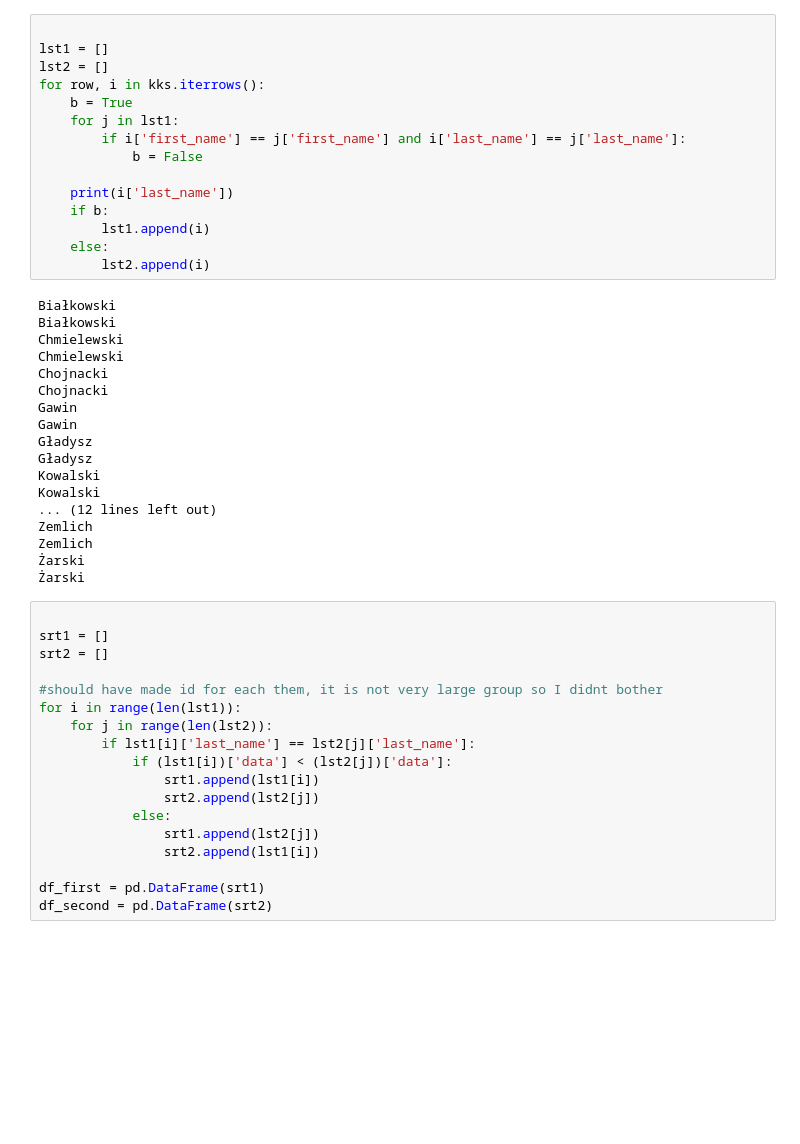
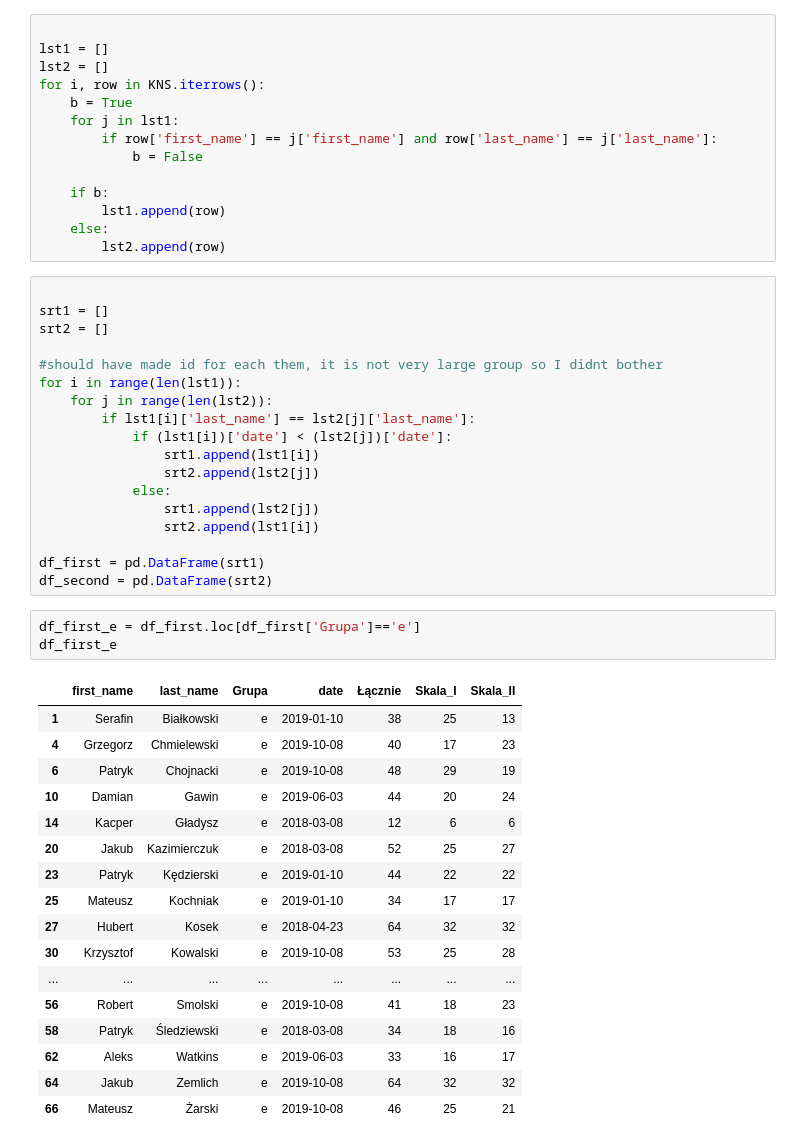
Before and after one commit to brybinski/psychTests, a Jupyter notebook: KNS.ipynb, the cells around one changed output. Saved outputs shown, nothing was run; the diff lists cells and outputs as text; blank space fills up the shorter version.

```diff
--- a/KNS.ipynb
+++ b/KNS.ipynb
@@ -58,35 +29,16 @@ kks
 
 lst1 = []
 lst2 = []
-for row, i in kks.iterrows():
+for i, row in KNS.iterrows():
     b = True
     for j in lst1:
-        if i['first_name'] == j['first_name'] and i['last_name'] == j['last_name']:
+        if row['first_name'] == j['first_name'] and row['last_name'] == j['last_name']:
             b = False
 
-    print(i['last_name'])
     if b:
-        lst1.append(i)
+        lst1.append(row)
     else:
-        lst2.append(i)
+        lst2.append(row)
-# %% [output]
-Białkowski
-Białkowski
-Chmielewski
-Chmielewski
-Chojnacki
-Chojnacki
-Gawin
-Gawin
-Gładysz
-Gładysz
-Kowalski
-Kowalski
-... (12 lines left out)
-Zemlich
-Zemlich
-Żarski
-Żarski
 # %%
 
 srt1 = []
@@ -96,7 +48,7 @@ srt2 = []
 for i in range(len(lst1)):
     for j in range(len(lst2)):
         if lst1[i]['last_name'] == lst2[j]['last_name']:
-            if (lst1[i])['data'] < (lst2[j])['data']:
+            if (lst1[i])['date'] < (lst2[j])['date']:
                 srt1.append(lst1[i])
                 srt2.append(lst2[j])
             else:
@@ -105,3 +57,24 @@ for i in range(len(lst1)):
 
 df_first = pd.DataFrame(srt1)
 df_second = pd.DataFrame(srt2)
+# %%
+df_first_e = df_first.loc[df_first['Grupa']=='e']
+df_first_e
+# %% [output]
+|  | first_name | last_name | Grupa | date | Łącznie | Skala_I | Skala_II |
+| 1 | Serafin | Białkowski | e | 2019-01-10 | 38 | 25 | 13 |
+| 4 | Grzegorz | Chmielewski | e | 2019-10-08 | 40 | 17 | 23 |
+| 6 | Patryk | Chojnacki | e | 2019-10-08 | 48 | 29 | 19 |
+| 10 | Damian | Gawin | e | 2019-06-03 | 44 | 20 | 24 |
+| 14 | Kacper | Gładysz | e | 2018-03-08 | 12 | 6 | 6 |
+| 20 | Jakub | Kazimierczuk | e | 2018-03-08 | 52 | 25 | 27 |
+| 23 | Patryk | Kędzierski | e | 2019-01-10 | 44 | 22 | 22 |
+| 25 | Mateusz | Kochniak | e | 2019-01-10 | 34 | 17 | 17 |
+| 27 | Hubert | Kosek | e | 2018-04-23 | 64 | 32 | 32 |
+| 30 | Krzysztof | Kowalski | e | 2019-10-08 | 53 | 25 | 28 |
+| ... | ... | ... | ... | ... | ... | ... | ... |
+| 56 | Robert | Smolski | e | 2019-10-08 | 41 | 18 | 23 |
+| 58 | Patryk | Śledziewski | e | 2018-03-08 | 34 | 18 | 16 |
+| 62 | Aleks | Watkins | e | 2019-06-03 | 33 | 16 | 17 |
+| 64 | Jakub | Zemlich | e | 2019-10-08 | 64 | 32 | 32 |
+| 66 | Mateusz | Żarski | e | 2019-10-08 | 46 | 25 | 21 |
```
Also changed, not shown: parts of 15 cells of this notebook, 2 other files.
